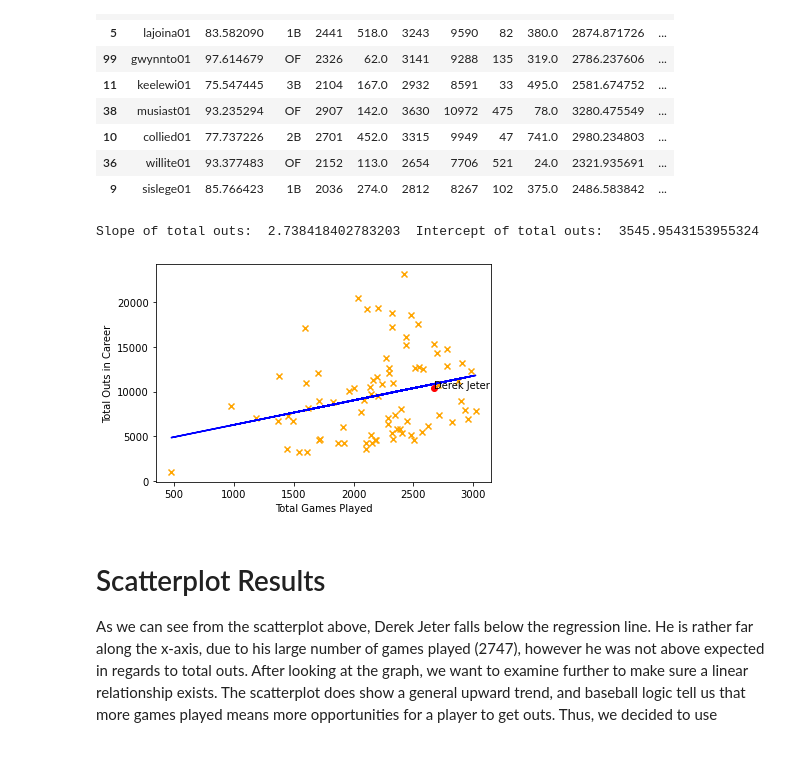
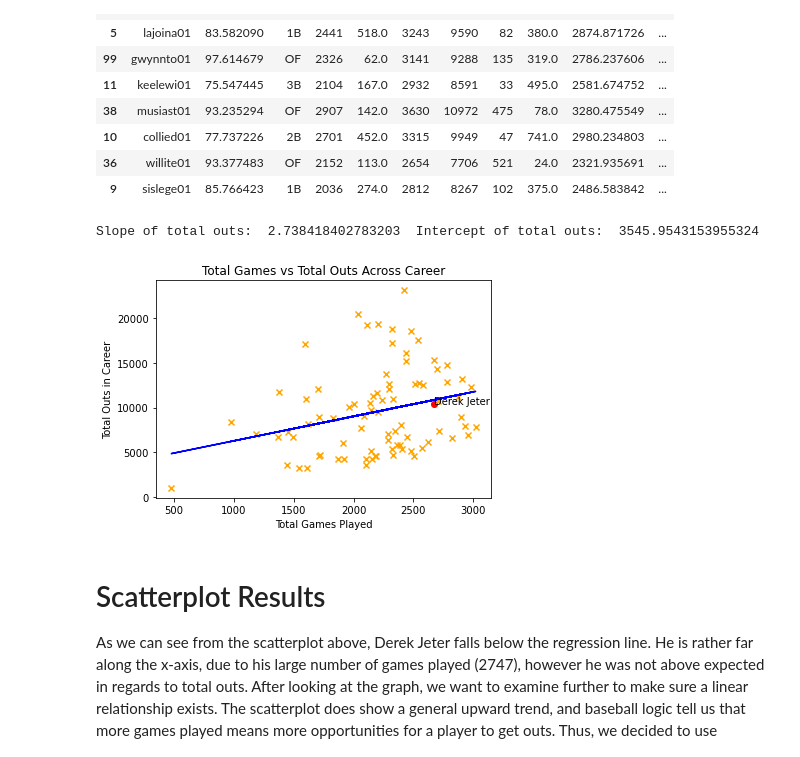
Before and after one commit to drob18/320FinalProject, a Jupyter notebook: Final.ipynb, the cells around one changed output. Saved outputs shown, nothing was run; the diff lists cells and outputs as text; code cells hidden in the pictures.

```diff
--- a/Final.ipynb
+++ b/Final.ipynb
@@ -382,26 +392,27 @@ reg_HOF_stats.head(10)
 # %%
 # Making a scatterplot of the number of games played vs. number of outs
 for k1,v1 in reg_HOF_stats.iterrows():
     #If point is Jeter, mark as red
     if (v1['playerID'] == 'jeterde01'):
         plt.scatter(marker='o',x=v1['GP'],y=v1['OUTS'],c='red')
         plt.annotate('Derek Jeter',(v1['GP'],v1['OUTS']))
     else:
         #If any other player, keep mark as orange
         plt.scatter(marker='x',x=v1['GP'],y=v1['OUTS'],c='orange')
 
 #Create the linear regression
 x = reg_HOF_stats['GP']
 y = reg_HOF_stats['OUTS']
 m,b = np.polyfit(x,y,1)
 plt.plot(x, m*x+b, '-', color='blue')
 plt.xlabel('Total Games Played')
 plt.ylabel('Total Outs in Career')
+plt.title('Total Games vs Total Outs Across Career')
 
 print("Slope of total outs: ",m, " Intercept of total outs: ",b)
 # %% [output]
 Slope of total outs:  2.738418402783203  Intercept of total outs:  3545.9543153955324
-[figure, old version]
+[figure, new version]
 # %% [markdown]
 # Scatterplot Results
 
```
Also changed, not shown: parts of 8 cells of this notebook, 1 other file.
